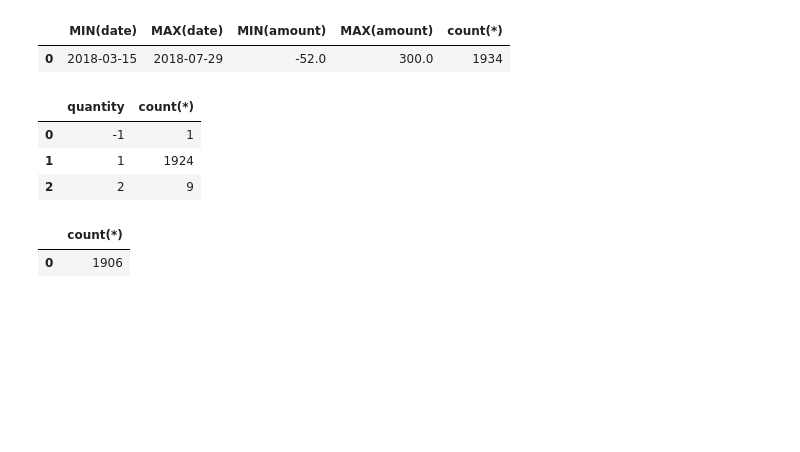
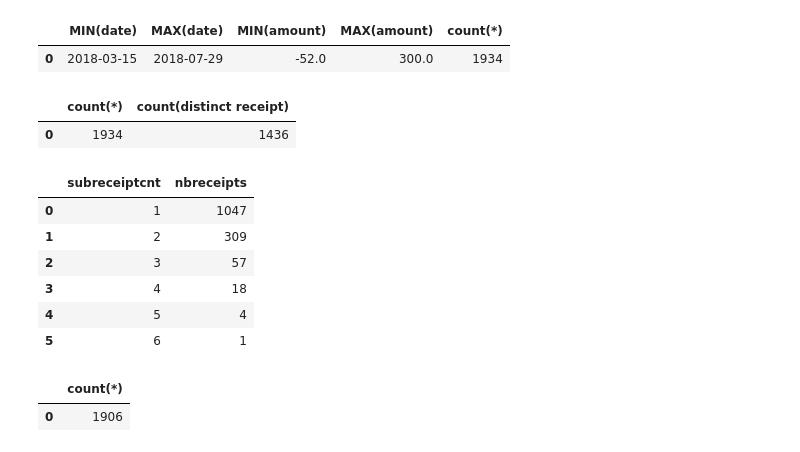
Before and after one commit to ericma007/p1, a Jupyter notebook: notebooks/init-database-exploration.ipynb, the cells around one changed output. Drawn from its saved outputs; the diff is of its cells as text; code cells hidden in the pictures; blank space fills up the shorter version.

```diff
--- a/notebooks/init-database-exploration.ipynb
+++ b/notebooks/init-database-exploration.ipynb
@@ -209,17 +209,32 @@ resquery
 # %% [output]
 |  | MIN(date) | MAX(date) | MIN(amount) | MAX(amount) | count(*) |
 | 0 | 2018-03-15 | 2018-07-29 | -52.0 | 300.0 | 1934 |
+# %%
+#A receipt can count several sub-receipts for different services or products
+query = """SELECT count(*), count(distinct receipt)
+         FROM receipt """
+resquery = readSQL(query)
+resquery
+# %% [output]
+|  | count(*) | count(distinct receipt) |
+| 0 | 1934 | 1436 |
 # %%
-#there are some receipts with quantity  -1 (return) and 2
-query = """SELECT quantity,count(*)
-         FROM receipt group by quantity"""
+#nb of sub-receipts vary from one to six
+query = """
+SELECT subreceiptcnt, count(*) nbreceipts FROM
+(SELECT count(*) subreceiptcnt, receipt
+         FROM receipt group by receipt)
+group by subreceiptcnt"""
 resquery = readSQL(query)
 resquery
 # %% [output]
-|  | quantity | count(*) |
-| 0 | -1 | 1 |
-| 1 | 1 | 1924 |
-| 2 | 2 | 9 |
+|  | subreceiptcnt | nbreceipts |
+| 0 | 1 | 1047 |
+| 1 | 2 | 309 |
+| 2 | 3 | 57 |
+| 3 | 4 | 18 |
+| 4 | 5 | 4 |
+| 5 | 6 | 1 |
 # %%
 #All services listed in futurebooking are services defined in service table
 query= """select count(*) from futurebooking fb
```
Also changed, not shown: parts of 9 cells of this notebook, 2 other files.
